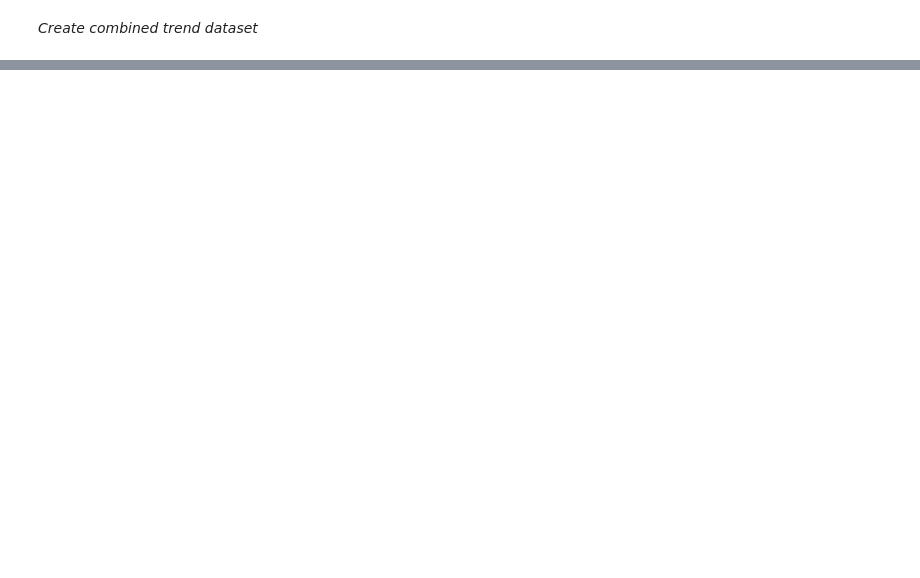
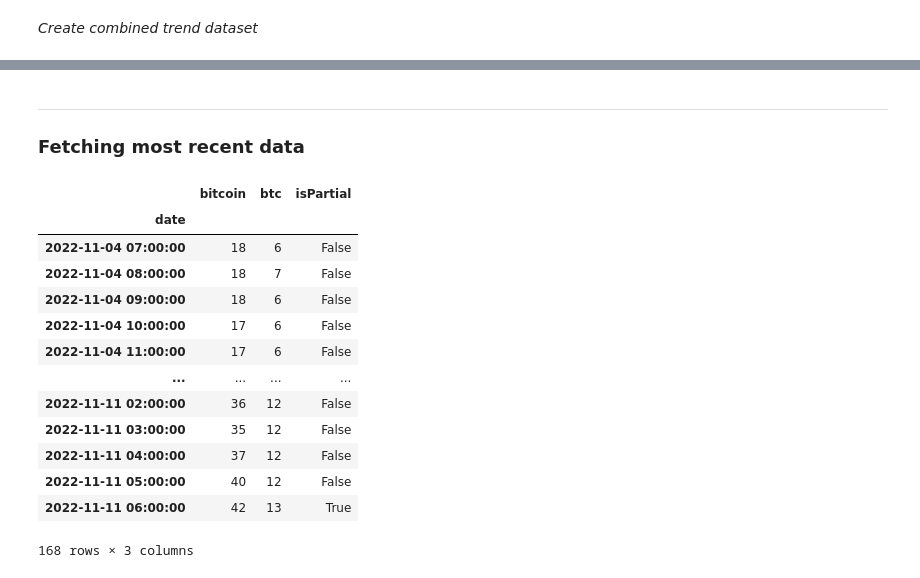
Before and after one commit to Ammar-Raneez/BitForecast, a Jupyter notebook: ml/notebooks/data_fetchers/gtrends_scraper.ipynb, the cells around one changed output, grey strips where cells are left out. Drawn from its saved outputs; the diff is of its cells as text; code cells hidden in the pictures; blank space fills up the shorter version.

Commit message:
feat: google trends scraper script

```diff
--- a/ml/notebooks/data_fetchers/gtrends_scraper.ipynb
+++ b/ml/notebooks/data_fetchers/gtrends_scraper.ipynb
@@ -252,0 +299,4 @@ df_total.to_csv('../../data/BTC_GTrends_2014_2022.csv')
+# %% [markdown]
+***
+
+### Fetching most recent data
@@ -252,0 +308,30 @@ df_total.to_csv('../../data/BTC_GTrends_2014_2022.csv')
+# %%
+pytrends = TrendReq()
+
+kw_list = ['bitcoin']
+
+pytrends.build_payload(
+    kw_list,
+    cat=0,
+    timeframe='now 7-d',
+    geo='',
+    gprop=''
+)
+# %%
+df = pytrends.interest_over_time()
+df
+# %% [output]
+|  | bitcoin | btc | isPartial |
+| date |  |  |  |
+| 2022-11-04 07:00:00 | 18 | 6 | False |
+| 2022-11-04 08:00:00 | 18 | 7 | False |
+| 2022-11-04 09:00:00 | 18 | 6 | False |
+| 2022-11-04 10:00:00 | 17 | 6 | False |
+| 2022-11-04 11:00:00 | 17 | 6 | False |
+| ... | ... | ... | ... |
+| 2022-11-11 02:00:00 | 36 | 12 | False |
+| 2022-11-11 03:00:00 | 35 | 12 | False |
+| 2022-11-11 04:00:00 | 37 | 12 | False |
+| 2022-11-11 05:00:00 | 40 | 12 | False |
+| 2022-11-11 06:00:00 | 42 | 13 | True |
+168 rows × 3 columns
```
Also changed, not shown: parts of 26 cells of this notebook, 5 other files.
